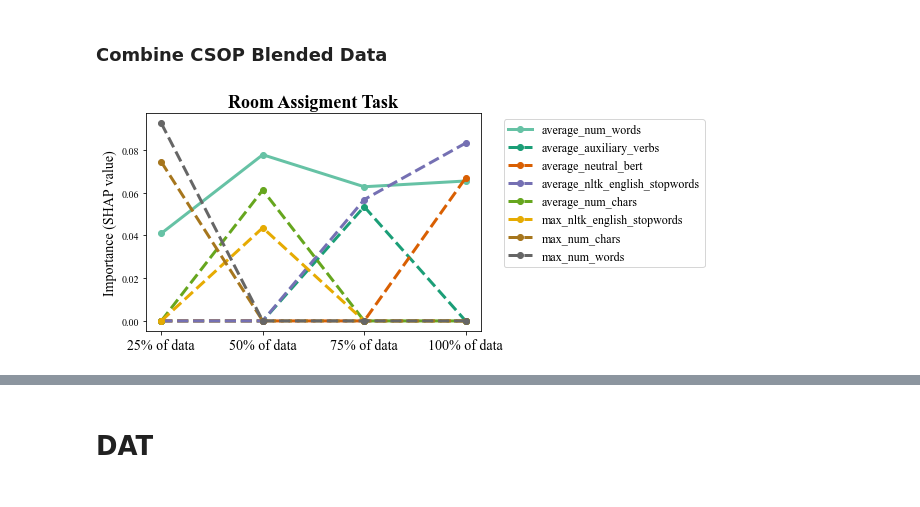
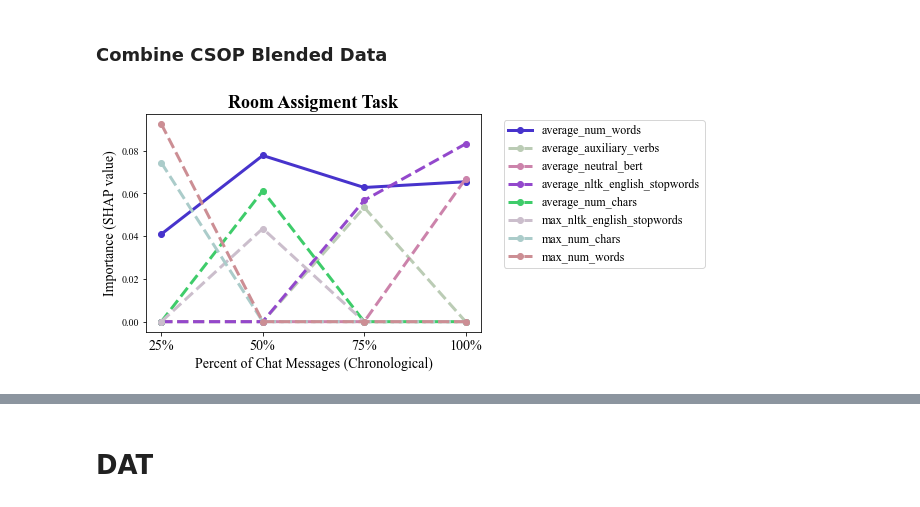
Before and after one commit to Watts-Lab/team_comm_tools, a Jupyter notebook: feature_engine/model/model_per_task_cv.ipynb, the cells around one changed output, grey strips where cells are left out. Cells and saved outputs as stored; diff of their text form; code cells hidden in the pictures.

Commit message:
add new figures + add inverse dataset weighting in cases of dataset imbalance

```diff
--- a/feature_engine/model/model_per_task_cv.ipynb
+++ b/feature_engine/model/model_per_task_cv.ipynb
@@ -105,11 +106,11 @@ def get_repeated_kfold_cv_summary(shap_df, shap_correlation_df, train_metrics, t
 
     return(shap_means, shap_cor_means, train_means, test_means)
 # %%
-time_points = ["25% of data", "50% of data", "75% of data", "100% of data"]
+time_points = ["25%", "50%", "75%", "100%"]
 # %%
 NUM_TOP_FEATURES = 3
 # %%
-def plot_important_features_over_time(merged_df, title = "Top Feature Importance Over Time", filename="./figures/feature_importance.png"):
+def plot_important_features_over_time(merged_df, color_palette, title="Top Feature Importance Over Time", filename="./figures/feature_importance.png"):
     # Transpose the DataFrame and sort by each time point
     top_features = merged_df.apply(lambda x: x.nlargest(NUM_TOP_FEATURES))
 
@@ -117,15 +118,22 @@ def plot_important_features_over_time(merged_df, title = "Top Feature Importance
     na_feature = top_features.loc[~top_features.index.isin(top_features.dropna().index)].fillna(0)
 
     # Plot a line chart to show how the top feature values change over time
-    if(not non_na_feature.empty):
-        ax = non_na_feature.T.plot(kind='line', marker='o', cmap=mpl.cm.Set2, linewidth=3)
-        na_feature.T.plot(kind='line', marker='o', linestyle='--', cmap=mpl.cm.Dark2, linewidth=3, ax=ax)  # Use the same axis for dashed lines
+    if not non_na_feature.empty:
+        ax = non_na_feature.T.plot(kind='line', marker='o', linewidth=3, color=color_palette)
+        na_feature.T.plot(kind='line', marker='o', linestyle='--', linewidth=3, ax=ax, color=color_palette)  # Use the same axis for dashed lines
     else:
-        ax = na_feature.T.plot(kind='line', marker='o', linestyle='--', cmap=mpl.cm.Dark2, linewidth=3)
+        ax = na_feature.T.plot(kind='line', marker='o', linestyle='--', linewidth=3, color=color_palette)
 
     plt.ylabel('Importance (SHAP value)', size=14)
+    plt.xlabel('Percent of Chat Messages (Chronological)', size=14)
     plt.title(title, fontsize=18, fontweight="bold")
     plt.xticks(range(len(time_points)), time_points, fontsize=14)
+
+    # Update legend with custom color mapping
+    legend_labels = ax.get_legend().get_texts()
+    for label in legend_labels:
+        feature_name = label.get_text()
+
     plt.legend(loc='upper left', fontsize=12, bbox_to_anchor=(1.05, 1), bbox_transform=ax.transAxes)
 
     plt.savefig(filename, dpi=1200, bbox_inches='tight')
@@ -314,0 +323,13 @@ plot_important_features_over_time(merged_df, "Mock Jury", "./figures/jury_featur
+# %%
+NUM_COLORS = 19104*len(merged_df.index)
+# %%
+def generate_color(feature_name):
+    hashed = hash(feature_name) % NUM_COLORS
+    hue = hashed / 1000.0
+    saturation = (hashed % NUM_COLORS) / NUM_COLORS  # Vary the saturation within a range (0.7 to 1.0)
+    value = 0.8
+    color_rgb = colorsys.hsv_to_rgb(hue, saturation, value)
+    return color_rgb
+
+# Create a color mapping dictionary
+color_mapping = {feature_name: generate_color(feature_name) for feature_name in merged_df.index}
@@ -432,9 +457,9 @@ Training Model...Done
 # %%
 #csop_shap_means, csop_shap_cor_means, csop_train_means, csop_test_means
 merged_df = pd.concat([csop_shap_means25, csop_shap_means50, csop_shap_means75, csop_shap_means], keys = time_points, axis=1)
-plot_important_features_over_time(merged_df, "Room Assigment Task", "./figures/csop_features.svg")
+plot_important_features_over_time(merged_df, color_mapping, "Room Assigment Task", "./figures/csop_features.svg")
 # %% [output]
-[figure, old version]
+[figure, new version]
 # %%
 test_metrics = pd.concat([csop_test_means25, csop_test_means50, csop_test_means75, csop_test_means], keys = time_points, axis=1)
 plot_r2_and_mse_over_time(test_metrics, "R^2 and MSE over time, Validation Data")
```
Also changed, not shown: parts of 14 cells of this notebook, 8 other files.
